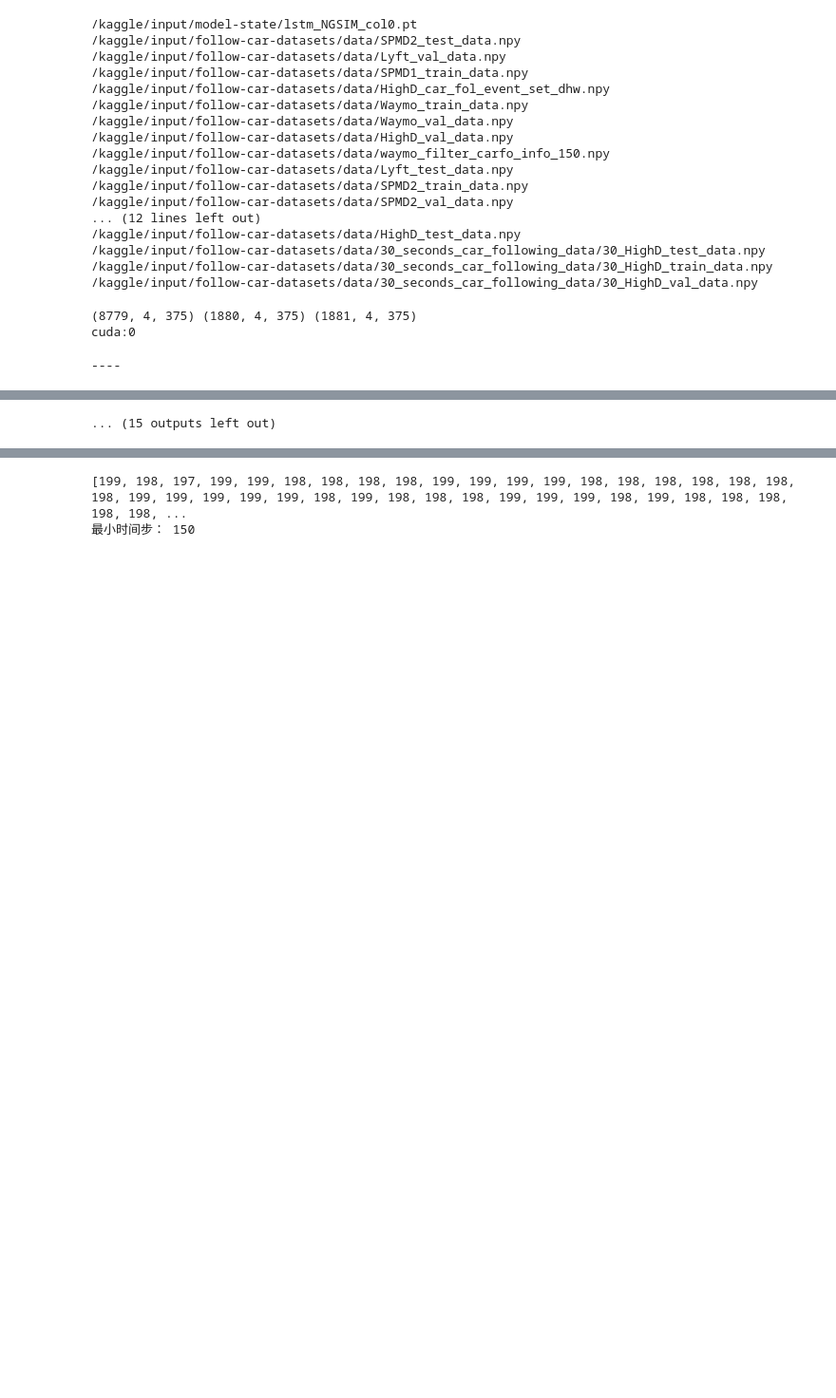
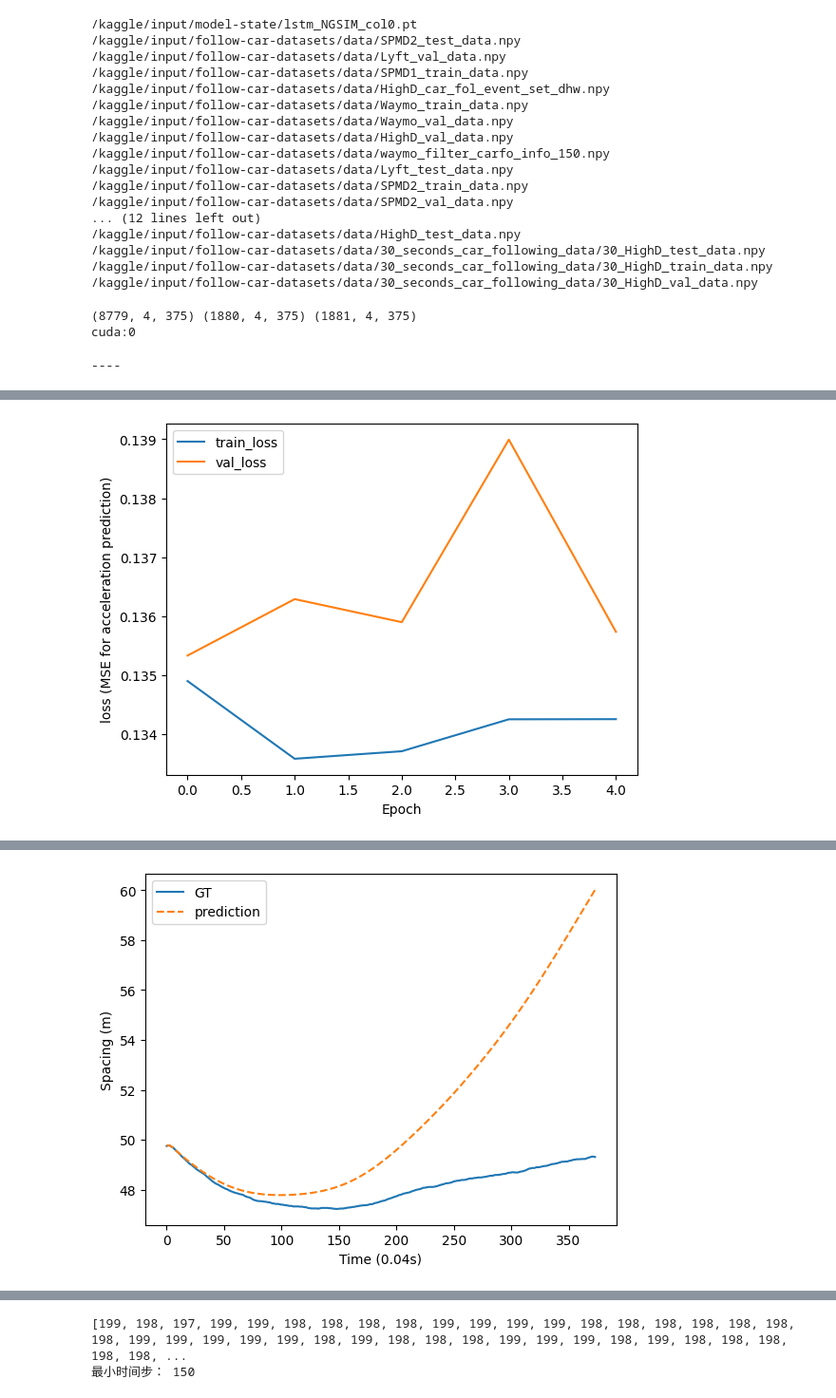
Before and after one commit to ZjGDP/follow_car_datasets, a Jupyter notebook: notebookaa4b36b096.ipynb, the cells around one changed output, grey strips where cells are left out. Shown at 95% size. Drawn from its saved outputs; the diff is of its cells as text; code cells hidden in the pictures; blank space fills up the shorter version.

```diff
--- a/notebookaa4b36b096.ipynb
+++ b/notebookaa4b36b096.ipynb
@@ -68,20 +68,7 @@ NGSIM_val = np.load('/kaggle/input/follow-car-datasets/data/NGSIM_I_80_val_data.
 # the data shape format (number of car following event, 4 dimension data, lenth of each dimension)数据形状格式（跟车事件的车辆数、4 维数据、各维数据的长度）
 # 4 dimension data= [spacing, subject_vehicle_speed, relative_speed, leading_vehicle_speed]4 维数据= [车距、后车车速、相对车速、前车车速］
 # print(car_following_data)
-# print(car_following_data.shape)   # (12541, 4, 375)
-
-# def car_stack(data):
-#     # 创建一个空的目标数组，形状为 (1930, 4, 600)
-#     target_shape = (data.shape[0], data.shape[1], data[0, 0].shape[0])
-#     target_array = np.empty(target_shape)
-
-#     # 遍历原始数组，将每个元素转换为 (4, 600) 的子数组，并放入目标数组
-#     for i in range(data.shape[0]):
-#         for j in range(data.shape[1]):
-#             target_array[i, j, :] = data[i, j]
-#     # 最终 target_array 的形状为 (1930, 4, 600)
-#     return target_array
-
+# print(car_following_data.shape)   # HighD(12541, 4, 375)
 
 # split the date into train, validation, test 数据集划分
 def split_train(data,test_ratio,val_ratio):
@@ -201,7 +188,7 @@ print(train_data.shape, test_data.shape, val_data.shape)
 dataset = 'HighD'
 model_type = 'lstm'
 batch_size = 32
-total_epochs = 20
+total_epochs = 5
 # 创建训练集 DataLoader
 train_dataset = ImitationCarFolData(split = 'train', max_len = max_len)
 train_loader = DataLoader(
@@ -232,7 +219,8 @@ device = torch.device("cuda:0" if torch.cuda.is_available() else "cpu")
 print(device)
 
 his_horizon = 10 # number of time steps as history data
-lr = 1e-3 # learning rate
+# lr = 1e-3 # learning rate
+lr = 0.1
 save = f'{model_type}_{dataset}.pt' # 保存模型文件
 # 根据名称定义模型
 if model_type == 'nn':
@@ -332,27 +320,30 @@ for epoch in tqdm(range(total_epochs)):
     validation_error_his.append(mean_validation_error)
     print("Epoch: {0}| Validation error: {1:.7f}".format(epoch + 1, mean_validation_error))
 
-
-# plt.plot(train_loss_his)
-# plt.xlabel('Epoch')
-# plt.ylabel('Train loss (MSE for acceleration prediction)')
+print("Best Val Loss：", best_validation_loss)
+plt.plot(train_loss_his, label = 'train_loss')
+plt.plot(validation_error_his, label = 'val_loss')
+plt.legend()
+plt.xlabel('Epoch')
+plt.ylabel('loss (MSE for acceleration prediction)')
+plt.show()
 
 
 # 用该数据集训练得到的模型去对其他数据集进行测试
-Ts = 0.1
-max_len = 150
-# car_following_data = NGSIM_data
-# print(car_following_data.shape)
-# train_data, test_data, val_data = split_train(car_following_data,0.15,0.15)
-test_data = NGSIM_test
-# 创建测试集 DataLoader
-test_dataset = ImitationCarFolData(split = 'test', max_len = max_len)
-test_loader = DataLoader(
-        test_dataset,
-        batch_size=batch_size,
-        shuffle=False,
-        num_workers=1,
-        drop_last=True)
+# Ts = 0.1
+# max_len = 150
+# # car_following_data = NGSIM_data
+# # print(car_following_data.shape)
+# # train_data, test_data, val_data = split_train(car_following_data,0.15,0.15)
+# test_data = NGSIM_test
+# # 创建测试集 DataLoader
+# test_dataset = ImitationCarFolData(split = 'test', max_len = max_len)
+# test_loader = DataLoader(
+#         test_dataset,
+#         batch_size=batch_size,
+#         shuffle=False,
+#         num_workers=1,
+#         drop_last=True)
 
 
 # Testing, closed-loop prediction
@@ -441,8 +432,8 @@ plt.ylabel('SV speed (m/s)')
 # 碰撞时间(TTC)指标（Time-To-Collision (TTC) metric）
 # for test
 # 创建测试集 DataLoader
-Ts = 0.1
-max_len = 150
+# Ts = 0.1
+# max_len = 150
 batch_size = 1
 test_dataset = ImitationCarFolData(split = 'test', max_len = max_len)
 test_loader = DataLoader(
@@ -573,0 +565 @@ Epoch: 6| Train Loss: 0.0842363
+[figure, added]
@@ -582 +569 @@ Epoch: 10| Train Loss: 0.0830223
-... (15 outputs left out)
+[figure, added]
```
Also changed, not shown: parts of 3 cells of this notebook.
